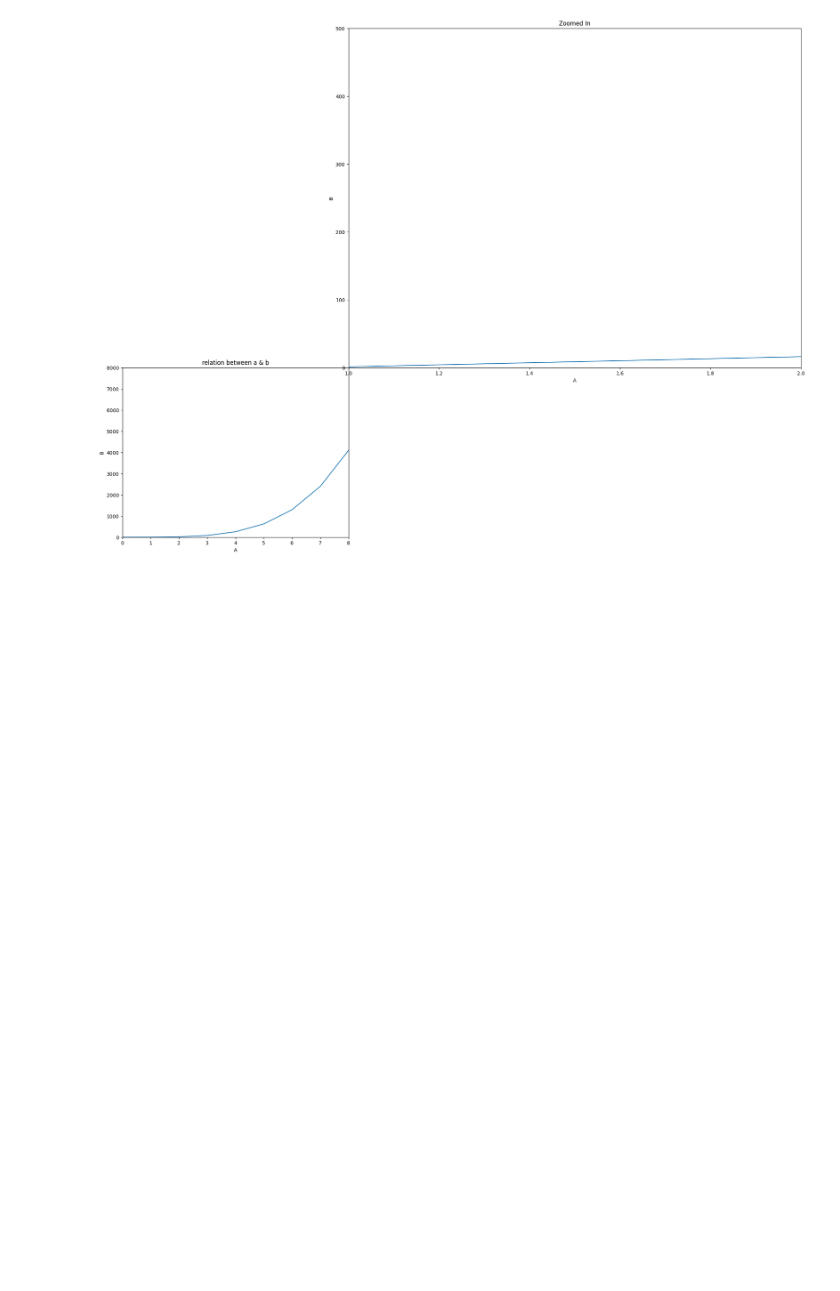
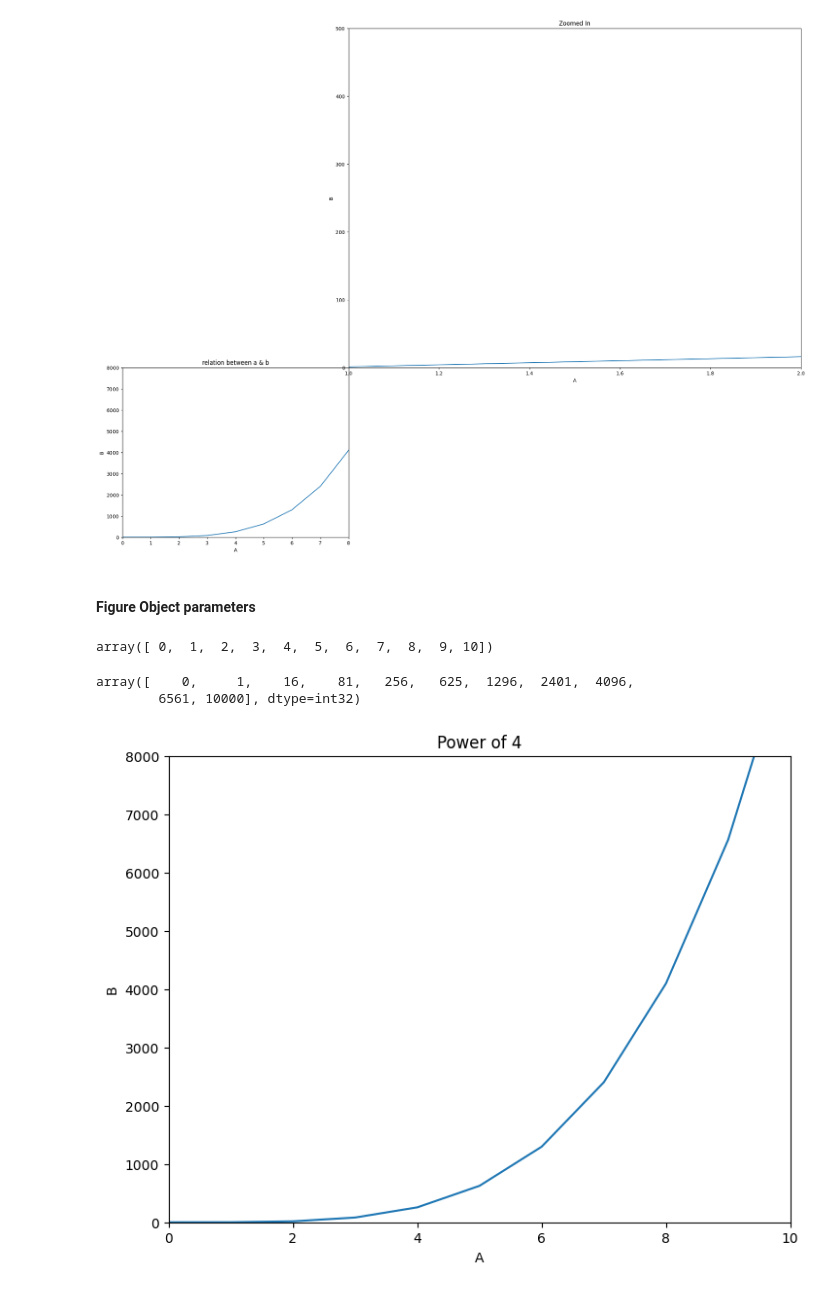
Before and after one commit to chelz2/Matplotlib-data-visualize, a Jupyter notebook: FigureObject.ipynb, the cells around one changed output. Saved outputs shown, nothing was run; the diff lists cells and outputs as text; code cells hidden in the pictures; blank space fills up the shorter version.

Commit message:
update : Figure object & parameter to plot in matplot -- inital commit

```diff
--- a/FigureOject.ipynb
+++ b/FigureObject.ipynb
@@ -225,3 +225,5 @@ axes2.set_title('Zoomed In')
 plt.show()
 # %% [output]
 [figure]
+# %% [markdown]
+#### Figure Object parameters
@@ -227,0 +235,26 @@ plt.show()
+# %%
+a = np.arange(0,11)
+b = a ** 4
+# %%
+a
+# %% [output]
+array([ 0,  1,  2,  3,  4,  5,  6,  7,  8,  9, 10])
+# %%
+b
+# %% [output]
+array([    0,     1,    16,    81,   256,   625,  1296,  2401,  4096,
+        6561, 10000], dtype=int32)
+# %%
+fig = plt.figure()
+axes = fig.add_axes([0,0,1,1])
+
+axes.set_xlim(0,10)
+axes.set_ylim(0,8000)
+axes.set_xlabel("A")
+axes.set_ylabel("B")
+axes.set_title("Power of 4")
+
+axes.plot(a,b)
+plt.show()
+# %% [output]
+[figure, added]
```
Also changed, not shown: parts of 3 cells of this notebook.
